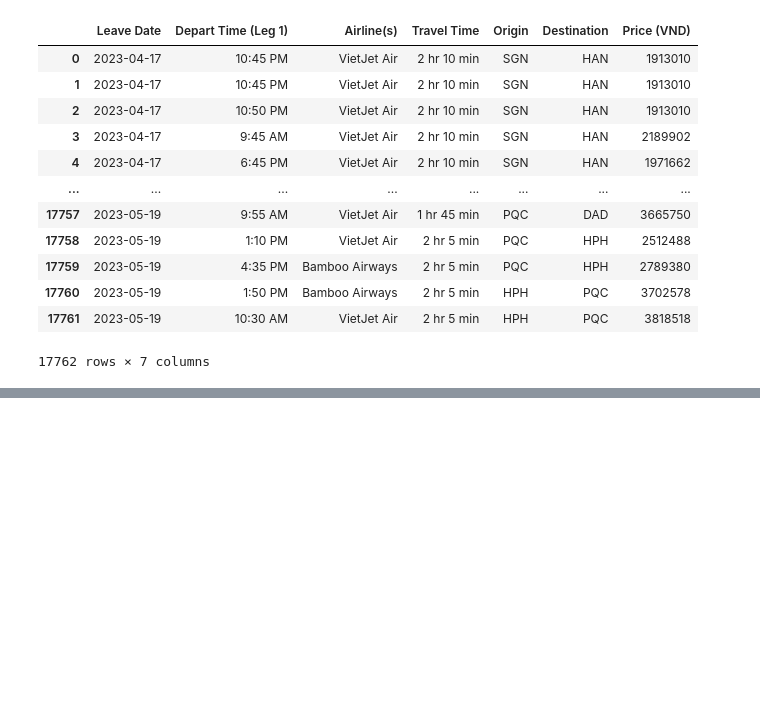
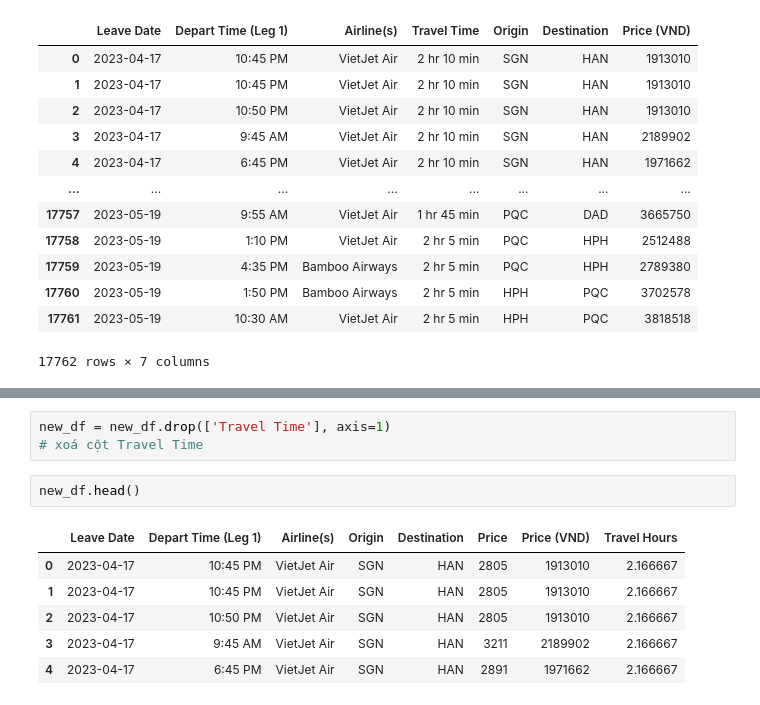
Before and after one commit to PhiHung160420/airline_data_analysis, a Jupyter notebook: pre_process.ipynb, the cells around one changed output, grey strips where cells are left out. Drawn from its saved outputs; the diff is of its cells as text; blank space fills up the shorter version.

```diff
--- a/pre_process.ipynb
+++ b/pre_process.ipynb
@@ -87,0 +135,12 @@ new_df.drop(["Price"], axis=1)
+# %%
+new_df = new_df.drop(['Travel Time'], axis=1)
+# xoá cột Travel Time
+# %%
+new_df.head()
+# %% [output]
+|  | Leave Date | Depart Time (Leg 1) | Airline(s) | Origin | Destination | Price | Price (VND) | Travel Hours |
+| 0 | 2023-04-17 | 10:45 PM | VietJet Air | SGN | HAN | 2805 | 1913010 | 2.166667 |
+| 1 | 2023-04-17 | 10:45 PM | VietJet Air | SGN | HAN | 2805 | 1913010 | 2.166667 |
+| 2 | 2023-04-17 | 10:50 PM | VietJet Air | SGN | HAN | 2805 | 1913010 | 2.166667 |
+| 3 | 2023-04-17 | 9:45 AM | VietJet Air | SGN | HAN | 3211 | 2189902 | 2.166667 |
+| 4 | 2023-04-17 | 6:45 PM | VietJet Air | SGN | HAN | 2891 | 1971662 | 2.166667 |
```
Also changed, not shown: parts of 14 cells of this notebook.
